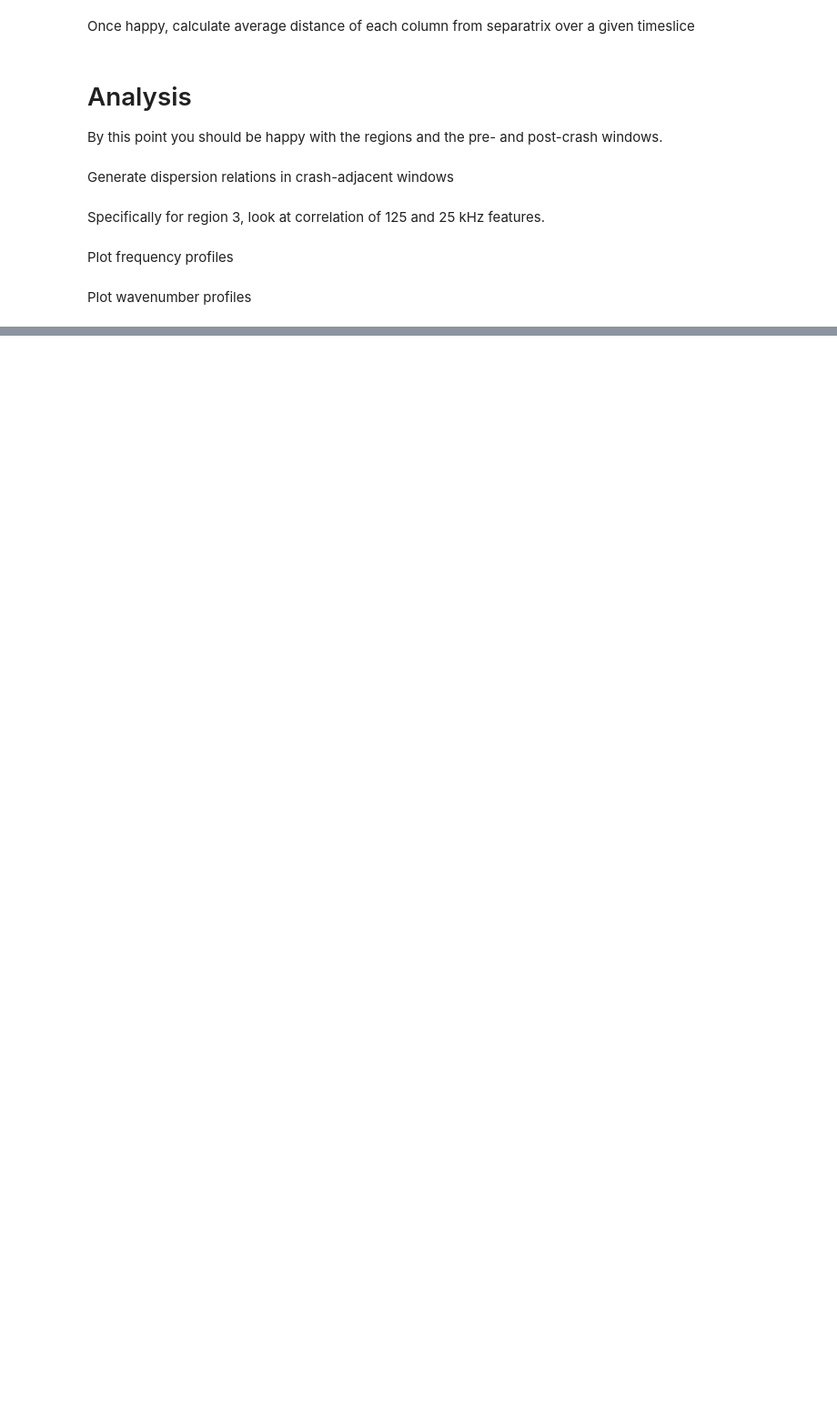
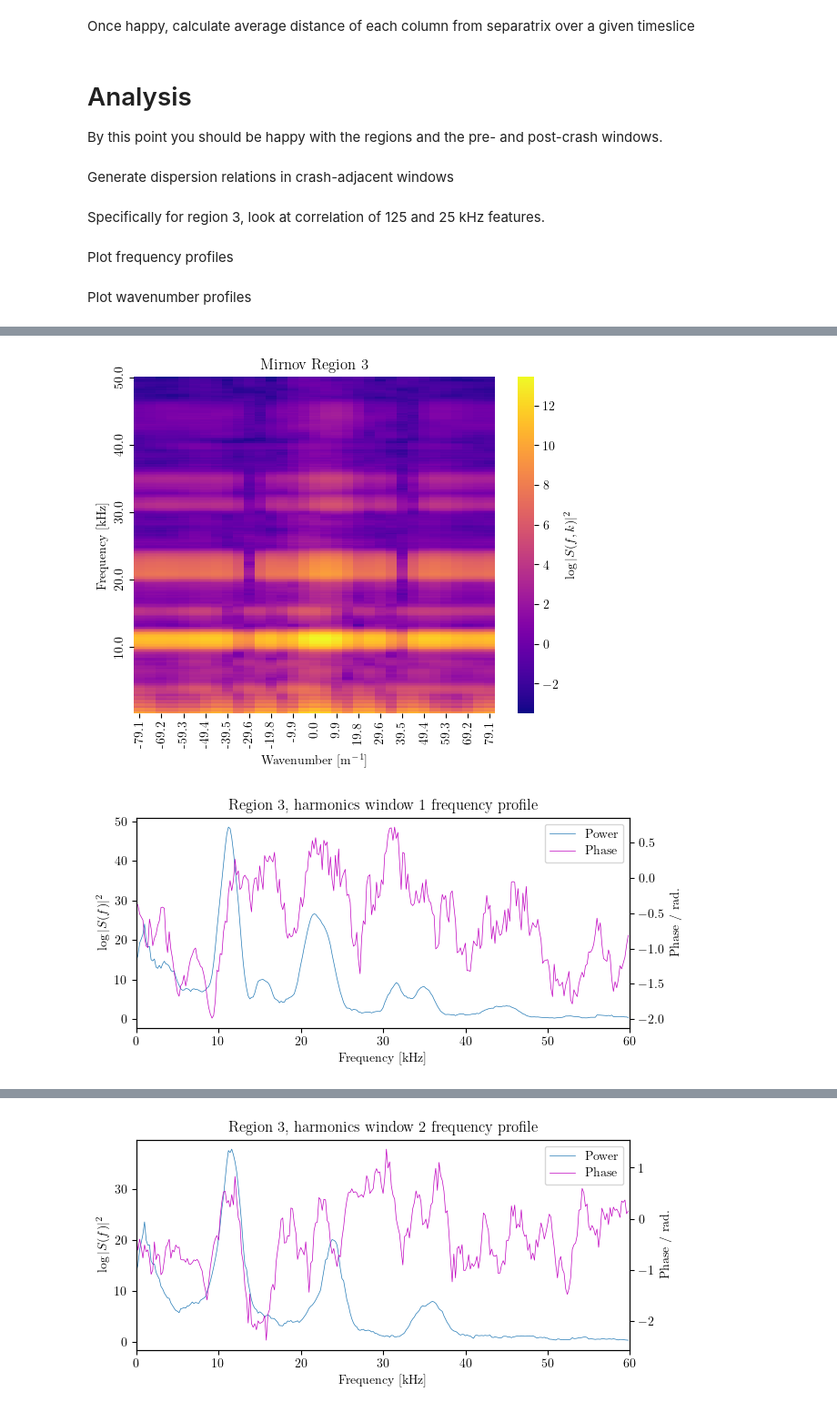
Before and after one commit to ajcaplan/Project_Work, a Jupyter notebook: playground.ipynb, the cells around one changed output, grey strips where cells are left out. Shown: that part at 91% size. Drawn from its saved outputs; the diff is of its cells as text; code cells hidden in the pictures; blank space fills up the shorter version.

```diff
--- a/playground.ipynb
+++ b/playground.ipynb
@@ -56,6 +56,7 @@ mirnov_data_path = "Mirnov_code_local/Data/"
 
 # Get coil positions
 coilpos = np.asarray(xr.open_dataarray(mirnov_data_path + "coil_positions.nc"))
+coilpos_angles = np.arctan(coilpos[:,1]/coilpos[:,0]) # Convert coordinates to angles
 
 # Main Mirnov data
 mirnov_data_from_file = xr.open_dataarray(mirnov_data_path + "shot" + str(shot) + "_mirnov_data.nc")
@@ -63,10 +64,11 @@ mirnov_time = np.asarray(mirnov_data_from_file.coords['time'])
 coil_nums = np.asarray(mirnov_data_from_file.coords['coil']) # Coil numbers e.g. 210 for coils in order of data
 mirnov_data = np.asarray(mirnov_data_from_file) # Shape (11,650000)
 
-# Useful coils are [206, 207, 210, 212, 213, 214]
+# Useful coils appear to be [206, 207, 210, 212, 213, 214]
 coil_nums = coil_nums[1:7]
 mirnov_data = mirnov_data[1:7]
 coilpos = coilpos[1:7]
+coilpos_angles = coilpos_angles[1:7]
 # %% [markdown]
 Plot $D_\alpha$ data to identify times of interest then input ranges to separate analysis into. Change these as needed
 # %%
@@ -254,7 +257,7 @@ if False:
 # %% [markdown]
 Plot wavenumber profiles
 # %%
-if True:
+if False:
     for region in range(3):#len(regions)):
         avgs = []
         for col in range(8):
@@ -286,6 +270,6 @@ np.mean(avgs), np.std(avgs)
 # %%
 if False:
-    for region in range(len(regions)):
+    for region in range(2,len(regions)):
         f_arr, k_arr, kf_matrix = get_kf_spec_mirnov(mirnov_time, mirnov_data, coilpos, regions[region])
         plot_kf_spec(f_arr, k_arr, kf_matrix, "Mirnov Region " + str(region+1), fint=50.0e3, fmin=0.0, fmax=200.0e3, smooth_pts=10, conditional=False, save=False)
 # %%
@@ -299,0 +297,26 @@ if False:
+# %%
+for i in range(len(manuals)):
+    f_arr, k_arr, kf_matrix = get_kf_spec_mirnov(mirnov_time, mirnov_data, coilpos_angles, manuals[i])
+    plot_kf_spec(f_arr, k_arr, kf_matrix, "Mirnov Region " + str(region+1), fint=10.0e3, fmin=0.0, fmax=50.0e3, smooth_pts=5, conditional=False, save=False)
+
+    f_start = (np.abs(f_arr-0.0)).argmin()
+    f_end = (np.abs(f_arr-60e3)).argmin()
+    f_data = np.sum(kf_matrix[f_start:f_end,:], axis=1)
+
+    fig, ax = plt.subplots(1, 1, figsize=(7, 3))
+
+    l1 = ax.plot(f_arr[f_start:f_end]*1e-3, smooth(np.log(np.abs(f_data))**2,10), linewidth=0.5)
+    ax.set_xlabel("Frequency [kHz]")
+    ax.set_ylabel(r"$\log\vert S(f)\vert^2$")
+
+    ax2 = ax.twinx()
+    ax2.set_ylabel("Phase / rad.")
+    l2 = ax2.plot(f_arr[f_start:f_end]*1e-3, smooth(np.angle(f_data),10), "m", linewidth=0.5)
+    ax.legend(l1+l2, ["Power", "Phase"])
+    ax.set_xlim(left=0, right=60)
+    ax.set_title("Region 3, harmonics window " + str(i+1) + r" frequency profile")
+    #plt.savefig("window_" + str(i+1) + "_f_profile.png", format="png", dpi=300)
+    plt.show()
+# %% [output]
+[figure, added]
+[figure, added]
@@ -299,0 +324 @@ if False:
+[figure, added]
```
Also changed, not shown: parts of 6 cells of this notebook, 3 other files.
